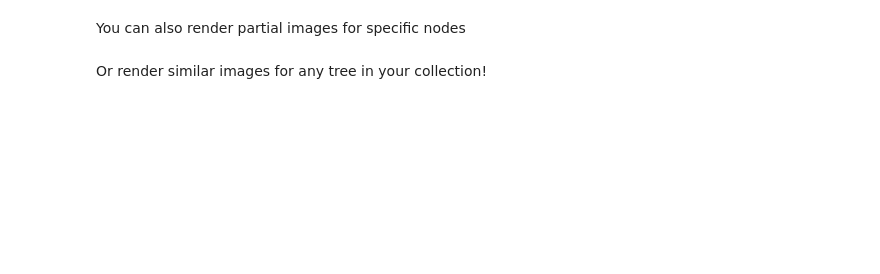
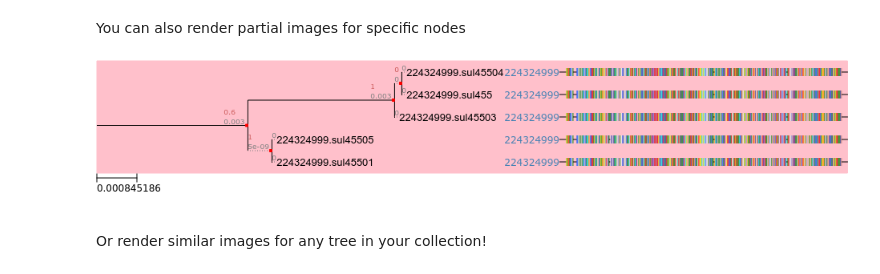
Before and after one commit to etetoolkit/course, a Jupyter notebook: nb/10-programmatic_visualization/01-custom_tree_visualization.ipynb, the cells around one changed output. Cells and saved outputs as stored; diff of their text form; code cells hidden in the pictures; blank space fills up the shorter version.

```diff
--- a/nb/10-programmatic_visualization/01-custom_tree_visualization.ipynb
+++ b/nb/10-programmatic_visualization/01-custom_tree_visualization.ipynb
@@ -131,7 +131,11 @@ annotated_tree = render_tree(t, '224324999.sul455')
 You can also render partial images for specific nodes
 # %%
 # render specific nodes
+ts = TreeStyle()
+ts.layout_fn = [mylayout]
 display(expansion.render("%%inline", tree_style=ts))
+# %% [output]
+[figure, added]
 # %% [markdown]
 Or render similar images for any tree in your collection!
 # %%
```
Also changed, not shown: parts of 3 cells of this notebook, 4 other files.
